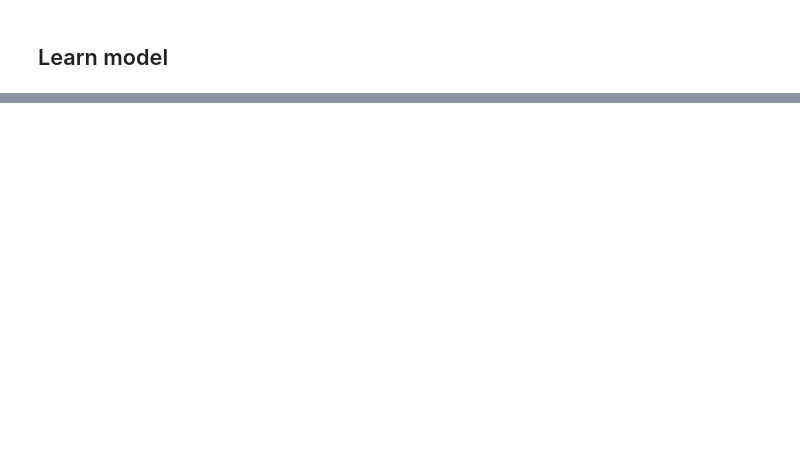
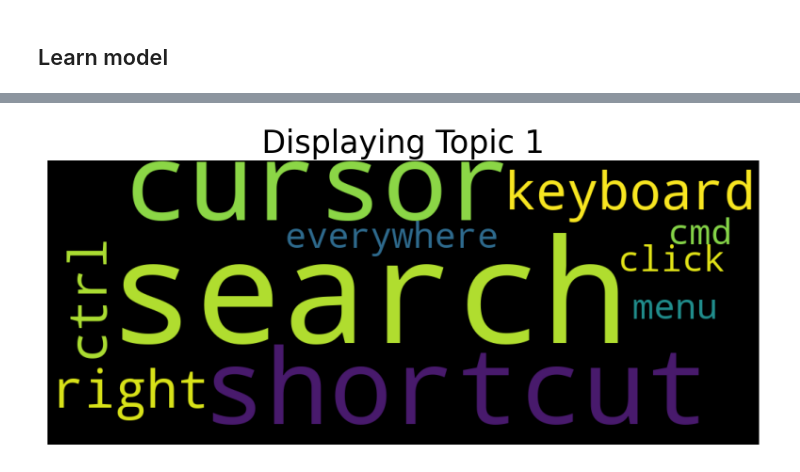
Before and after one commit to OLavrik/hse_topic, a Jupyter notebook: ModelLearning.ipynb, the cells around one changed output, grey strips where cells are left out. Drawn from its saved outputs; the diff is of its cells as text; code cells hidden in the pictures; blank space fills up the shorter version.

```diff
--- a/ModelLearning.ipynb
+++ b/ModelLearning.ipynb
@@ -11,2 +109,8 @@ train_data, clear_data, topic_model =prepare_dataset(path_data)
 # %%
 from tp.model_class import ModelCTM
+model_tp=ModelCTM(topic_model, 768, 10, 5)
+model_tp.fit(train_data)
+model_tp.save_model("5_epoch_l")
+model_tp.cloud()
+# %% [output]
+[figure, added]
```
Also changed, not shown: parts of 18 cells of this notebook, 2 other files.
